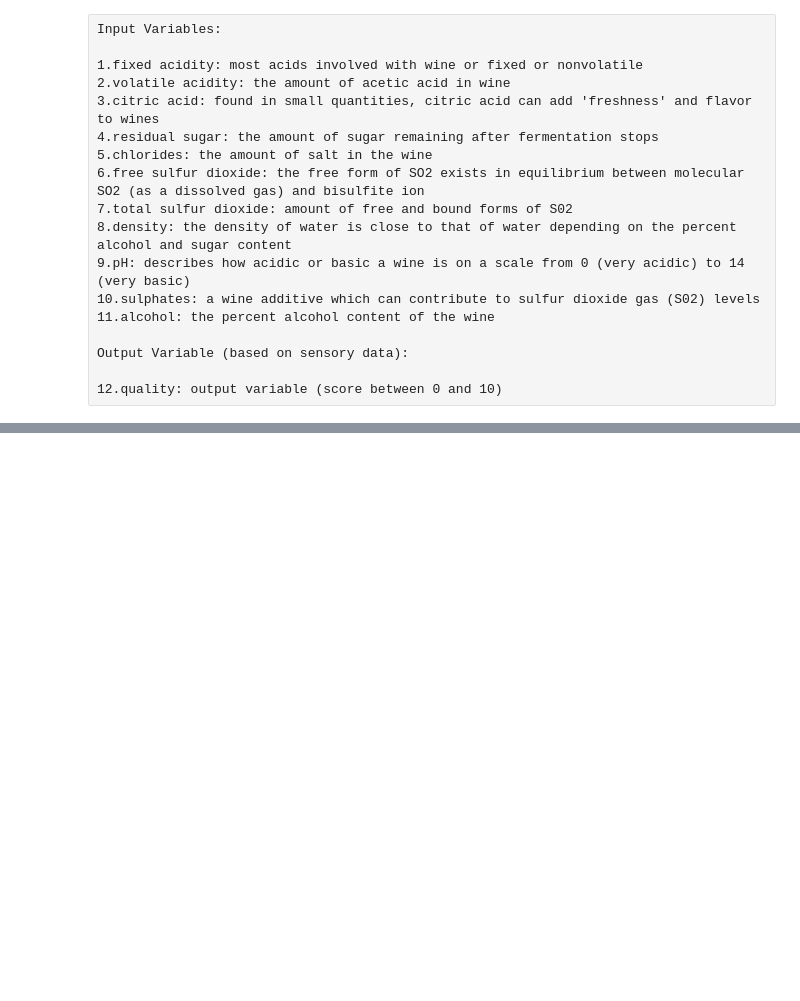
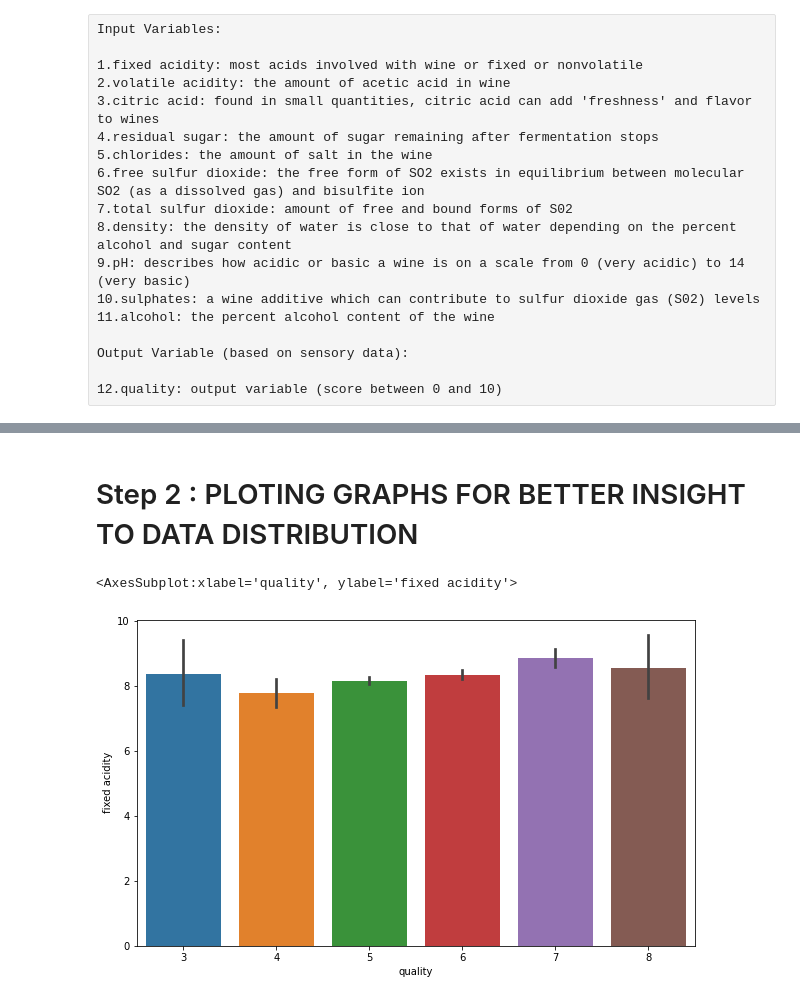
Before and after one commit to Gauravdua1983/Practice-projects, a Jupyter notebook: Red Wine Quality Prediction.ipynb, the cells around one changed output, grey strips where cells are left out. Cells and saved outputs as stored; diff of their text form; code cells hidden in the pictures; blank space fills up the shorter version.

```diff
--- a/Red Wine Quality Prediction.ipynb
+++ b/Red Wine Quality Prediction.ipynb
@@ -21,12 +18,0 @@ Output Variable (based on sensory data):
-# %%
-import numpy as np
-import pandas as pd
-import matplotlib.pyplot as plt
-import seaborn as sns
-from sklearn.metrics import accuracy_score
-from sklearn.metrics import mean_squared_error
-from sklearn.model_selection import cross_val_score
-from sklearn.metrics import confusion_matrix
-from collections import Counter
-from IPython.core.display import display, HTML
-sns.set_style('darkgrid')
@@ -634,0 +32,5 @@ In this kernel, I have built 7 classification models using Red Wine Quality Data
+# %%
+wine_df = pd.read_csv('winequality-red.csv')
+print("Dataset shape: ",wine_df.shape)
+#Checking Data Distribution
+wine_df.head()
@@ -634,0 +89,9 @@ In this kernel, I have built 7 classification models using Red Wine Quality Data
+# %% [markdown]
+# Step 2 : PLOTING GRAPHS FOR BETTER INSIGHT TO DATA DISTRIBUTION
+# %%
+#1 Fixed acidity v/s quality
+plt.figure(figsize =(10,6))
+sns.barplot(x= 'quality',y ='fixed acidity',data= wine_df)
+# %% [output]
+<AxesSubplot:xlabel='quality', ylabel='fixed acidity'>
+[figure, added]
```
Also changed, not shown: parts of 117 cells of this notebook.
